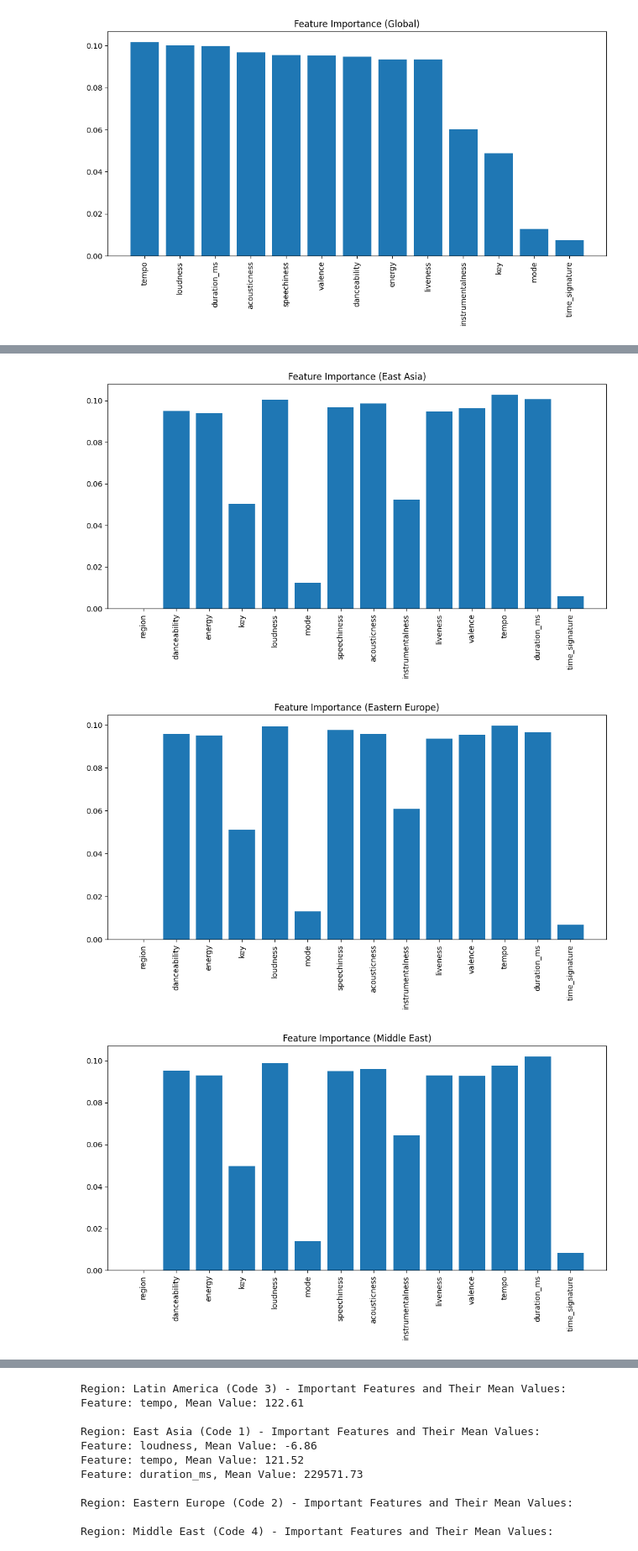
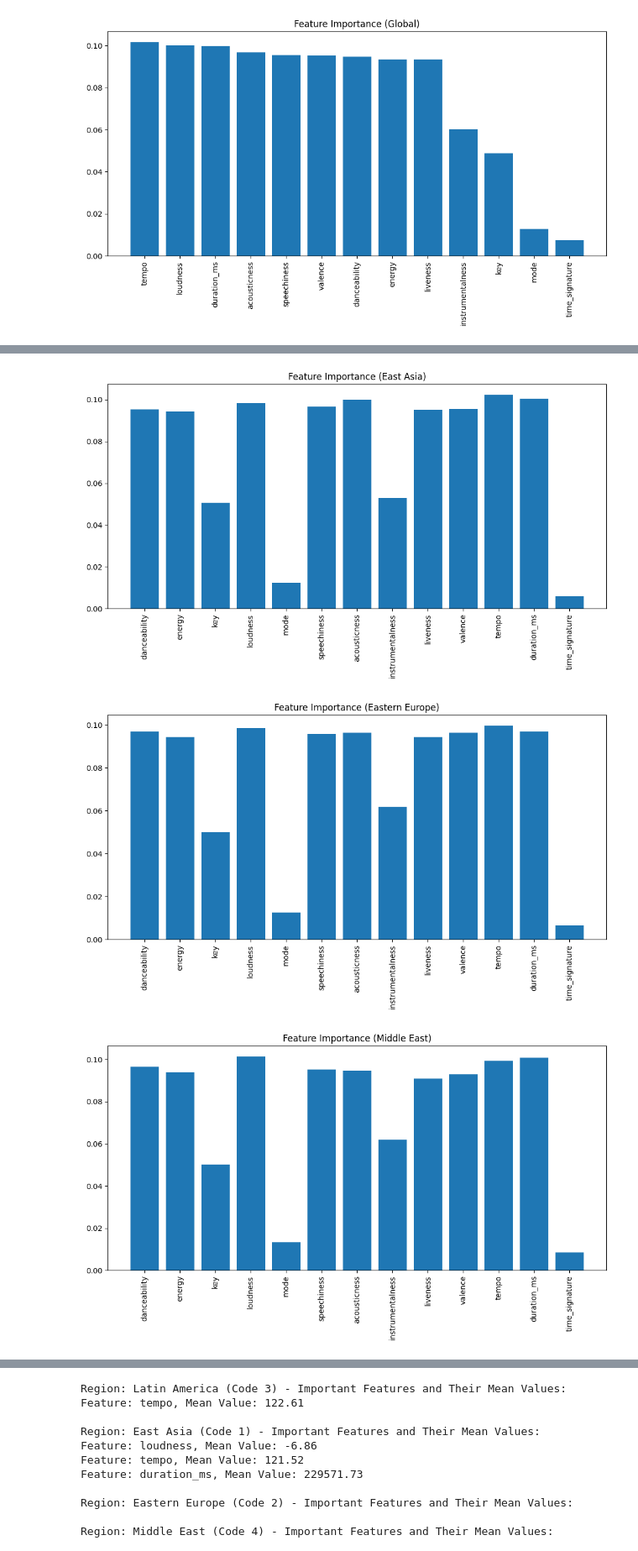
Before and after one commit to noemichem/Data-mining-project, a Jupyter notebook: notebooks_final/Algorithms/random_forest.ipynb, the cells around one changed output, grey strips where cells are left out. Shown: that part at 84% size. Cells and saved outputs as stored; diff of their text form; code cells hidden in the pictures.

Commit message:
pictures without regions

```diff
--- a/notebooks_final/Algorithms/random_forest.ipynb
+++ b/notebooks_final/Algorithms/random_forest.ipynb
@@ -149,3 +149,5 @@ plt.tight_layout()
 plt.show()
 # %% [output]
 [figure]
+# %%
+df = pd.read_csv(r'C:\Users\noemi\Documents\GitHub\Data-mining-project\datasets_final\final_dataset.csv')
@@ -173,7 +177,7 @@ for region in regions:
     region_data = df[df['region'] == region]
 
     # Prepare features and target
-    X_region = region_data.drop('popular', axis=1)  # Features for this region
+    X_region = region_data.drop(['region', 'popular'], axis=1)  # Features for this region
     y_region = region_data['popular']  # Target (popularity)
 
     # train a model for this region
@@ -198,3 +202,3 @@ for region in regions:
-[figure, old version]
+[figure, new version]
-[figure, old version]
+[figure, new version]
-[figure, old version]
+[figure, new version]
```
Also changed, not shown: parts of 2 cells of this notebook, 12 other files.
